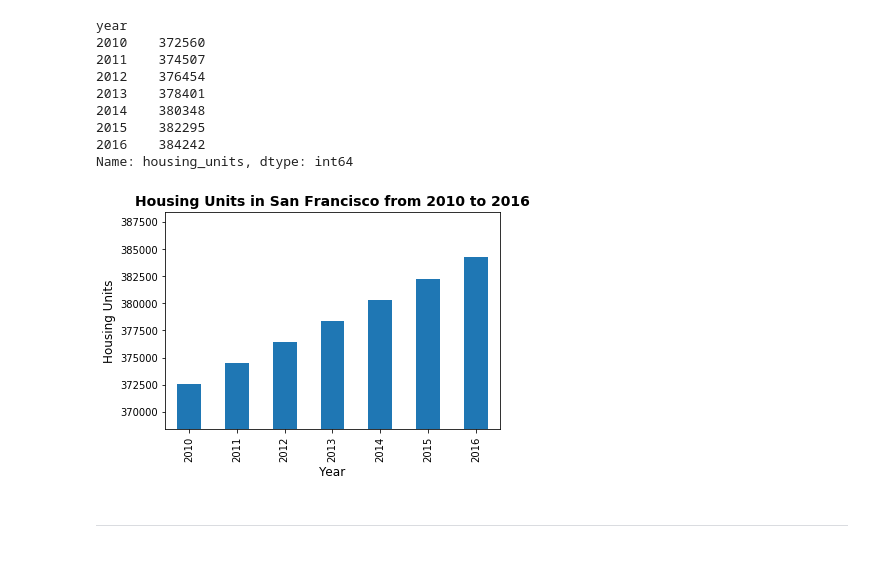
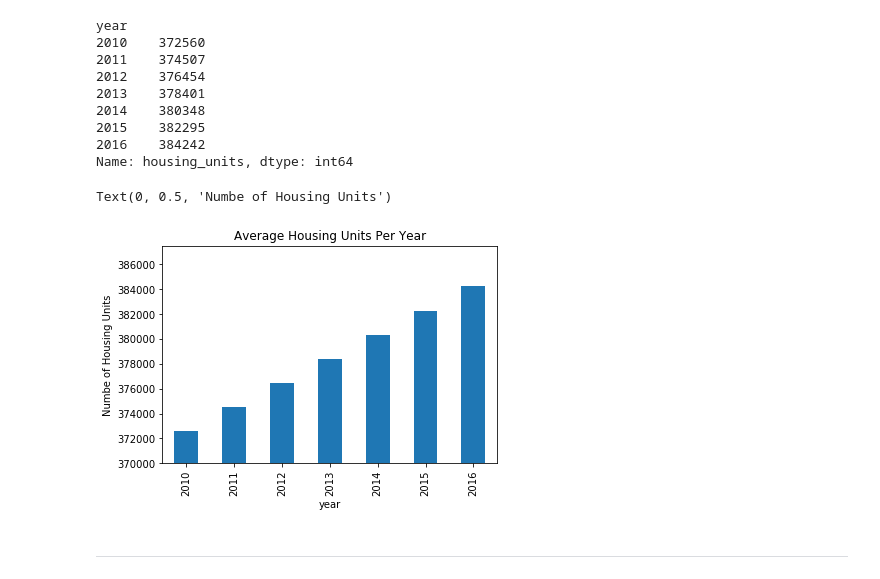
Before and after one commit to Caresir/Pyviz_Investment_Market, a Jupyter notebook: Code/rental_analysis.ipynb, the cells around one changed output. Cells and saved outputs as stored; diff of their text form; code cells hidden in the pictures.

Commit message:
Calculated the mean number of housing units per year and bar graphed the results

```diff
--- a/Code/rental_analysis.ipynb
+++ b/Code/rental_analysis.ipynb
@@ -45,6 +50,7 @@ Optional challenge: Use the min, max, and std to scale the y limits of the chart
 # %%
 # Calculate the mean number of housing units per year (hint: use groupby)
-# YOUR CODE HERE!
+mean_units_per_year = sfo_data.groupby('year')['housing_units'].mean().sort_values()
+mean_units_per_year
 # %% [output]
 year
 2010    372560
@@ -58,16 +64,12 @@ Name: housing_units, dtype: int64
 # %%
 # Use the Pandas plot function to plot the average housing units per year.
 # Note: You will need to manually adjust the y limit of the chart using the min and max values from above.
-# YOUR CODE HERE!
-
-# Optional Challenge: Use the min, max, and std to scale the y limits of the chart
-# YOUR CODE HERE!
-
-
-plt.show()
-plt.close(fig_housing_units)
+mean_units_per_year.plot(kind='bar', ylim=(370000,387500))
+plt.title("Average Housing Units Per Year")
+plt.ylabel('Numbe of Housing Units')
 # %% [output]
+Text(0, 0.5, 'Numbe of Housing Units')
-[figure, old version]
+[figure, new version]
 # %% [markdown]
 - - -
 # %% [markdown]
```
Also changed, not shown: parts of 1 cell of this notebook.
